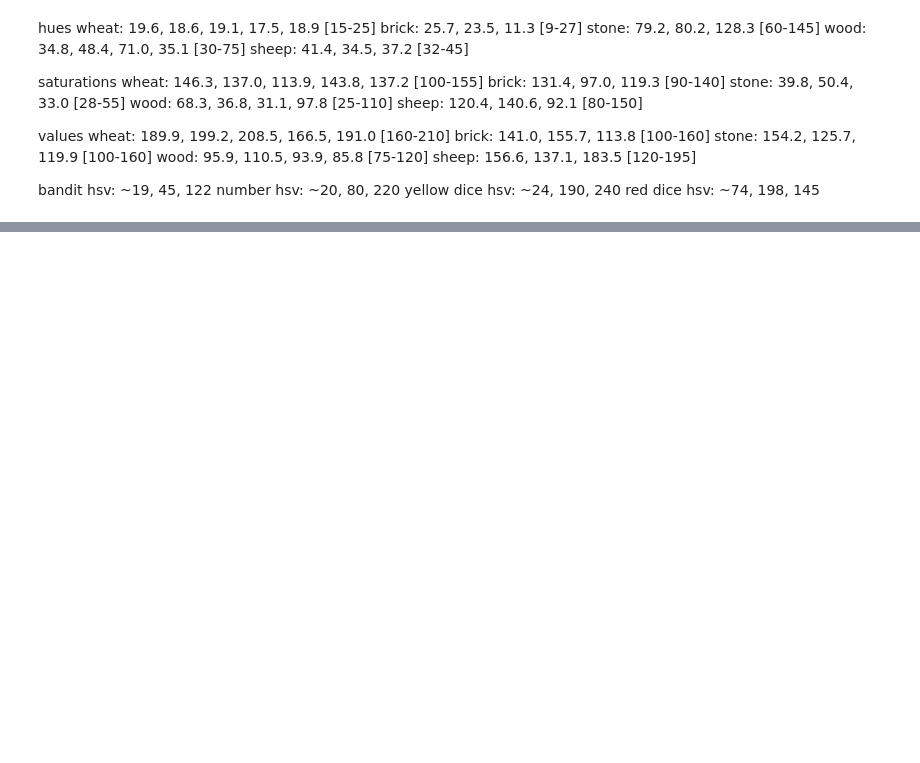
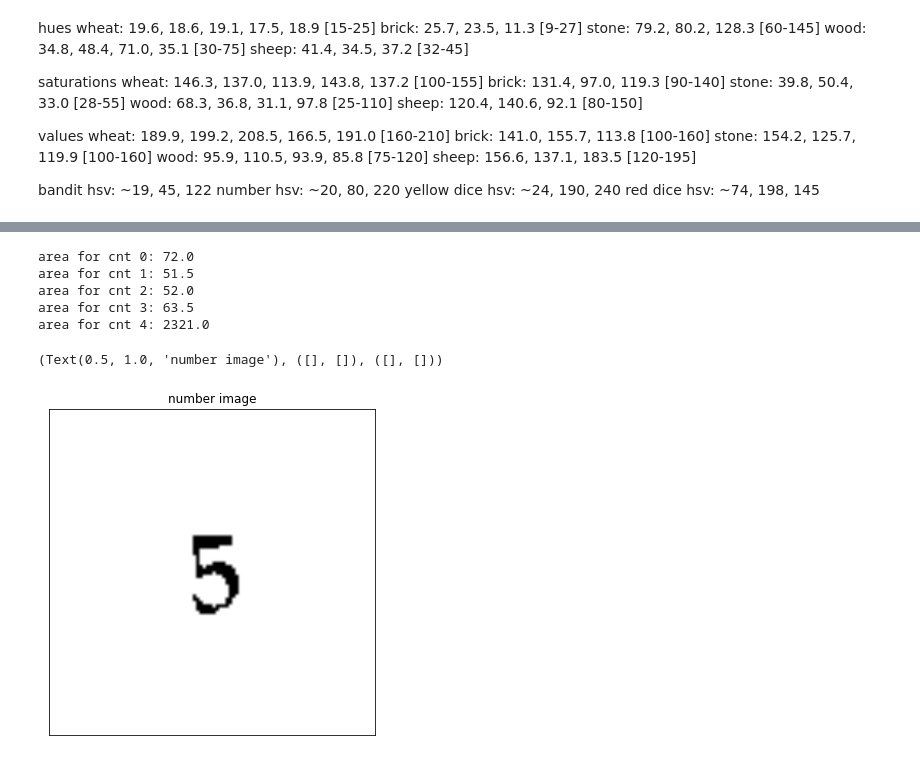
Before and after one commit to Paolo-Fermin/CatanAI, a Jupyter notebook: test2.ipynb, the cells around one changed output, grey strips where cells are left out. Drawn from its saved outputs; the diff is of its cells as text; code cells hidden in the pictures; blank space fills up the shorter version.

```diff
--- a/test2.ipynb
+++ b/test2.ipynb
@@ -232,7 +236,7 @@ num_imgs = []
 num_masks = []
 for circ, circ in enumerate(num_locs):
     num_mask = np.zeros(img_gray.shape)
-    cv.circle(num_mask, (circ[0], circ[1]), circ[2], 1, -1)
+    cv.circle(num_mask, (circ[0], circ[1]), circ[2]-2, 1, -1)
     # AND each mask with grayscale image to produce images
     # with only one visible number
     num_masks.append(num_mask)
@@ -333,0 +247,68 @@ circ: [210 184  16]
+# %%
+num_index = 4
+
+# for num_index in range(len(num_masks)):
+# Threshold each number image to make background all white
+num_mask0_inv = np.where(num_masks[num_index]>0, 0, 1)
+num_0_inv = np.where(num_mask0_inv>0, 255, num_imgs[num_index])
+# num_0_white = np.where(num_0_inv>50, 255, num_0_inv)
+num_0_white = np.where(num_0_inv>100, 255, 0).astype(np.float32)
+
+# print(f"num_locs[0]: {num_locs[0]}")
+cx = num_locs[num_index][0]
+cy = num_locs[num_index][1]
+cropped_num_img = cv.resize(num_0_white[cy-50:cy+50,cx-50:cx+50], (420,420)).astype(np.uint8)
+img_h = cropped_num_img.shape[0]
+img_w = cropped_num_img.shape[1]
+# Create color version of image so debugging is easier
+cropped_num_img_c = cv.cvtColor(cropped_num_img, cv.COLOR_GRAY2BGR)
+# cv.circle(cropped_num_img_c, (int(img_w/2), int(img_h/2)), 5, (0,255,0), -1)
+
+# plt.figure(figsize=(9,9))
+# plt.imshow(cropped_num_img_c, cmap='gray')
+# plt.title('thresholded number image'), plt.xticks([]), plt.yticks([])
+
+kernel = np.ones((3,3), np.uint8)
+img_erosion = cv.erode(cropped_num_img, kernel, iterations=2)
+img_processed = cv.dilate(img_erosion, kernel, iterations=2)
+
+cropped_num_img_c = cv.cvtColor(cropped_num_img, cv.COLOR_GRAY2BGR)
+# cv.circle(cropped_num_img_c, (int(img_w/2), int(img_h/2)), 5, (0,255,0), -1)
+
+ret, thresh = cv.threshold(img_processed, 127, 255, 0)
+# Invert img
+thresh = np.where(thresh>0,0,255).astype(np.uint8)
+# Compute contours
+contours, hierarchy = cv.findContours(thresh, cv.RETR_TREE, cv.CHAIN_APPROX_SIMPLE)
+# Make new img
+img_contours = cv.cvtColor(thresh.copy(), cv.COLOR_GRAY2BGR)
+cv.drawContours(img_contours, contours, -1, (0,255,0), 3)
+# print(f"contours shape: {len(contours)}")
+
+# Remove contour if too small
+for i, cnt in enumerate(contours):
+    area = cv.contourArea(cnt)
+    print(f"area for cnt {i}: {area}")
+    M = cv.moments(cnt)
+    cx = int(M['m10']/M['m00'])
+    cy = int(M['m01']/M['m00'])
+    if area < 100:
+        cv.circle(cropped_num_img_c, (cx, cy), int(area/5), (255,255,255), -1)
+
+hsv = avgs_inside[num_index]
+cv.putText(img_contours, "num contours: " + str(len(contours)), (50, 50), cv.FONT_HERSHEY_SIMPLEX, .6, (255, 255, 255), 2)
+cv.putText(img_contours, "avg num hue: " + str(hsv[0]), (50, 100), cv.FONT_HERSHEY_SIMPLEX, .6, (255, 255, 255), 2)
+cv.putText(img_contours, "avg num value: " + str(hsv[1]), (50, 350), cv.FONT_HERSHEY_SIMPLEX, .6, (255, 255, 255), 2)
+cv.putText(img_contours, "avg num saturation: " + str(hsv[2]), (50, 400), cv.FONT_HERSHEY_SIMPLEX, .6, (255, 255, 255), 2)
+
+plt.figure(figsize=(6,6))
+plt.imshow(cropped_num_img_c, cmap='gray')
+plt.title('number image'), plt.xticks([]), plt.yticks([])
+# %% [output]
+area for cnt 0: 72.0
+area for cnt 1: 51.5
+area for cnt 2: 52.0
+area for cnt 3: 63.5
+area for cnt 4: 2321.0
+(Text(0.5, 1.0, 'number image'), ([], []), ([], []))
+[figure, added]
```
Also changed, not shown: parts of 11 cells of this notebook, 5 other files.
